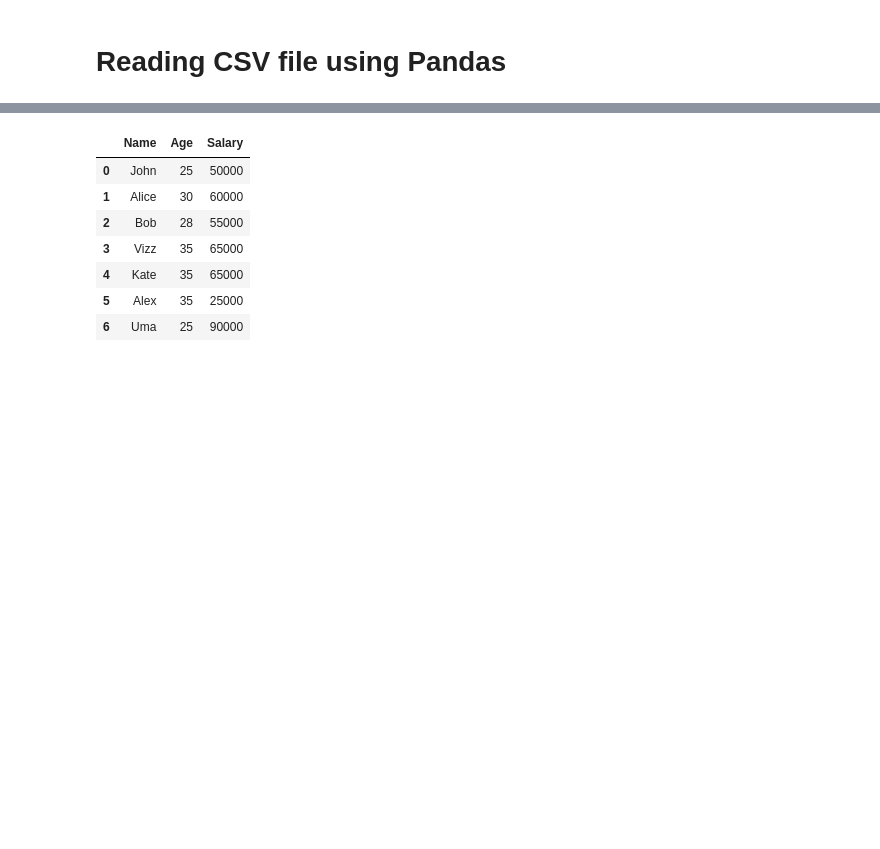
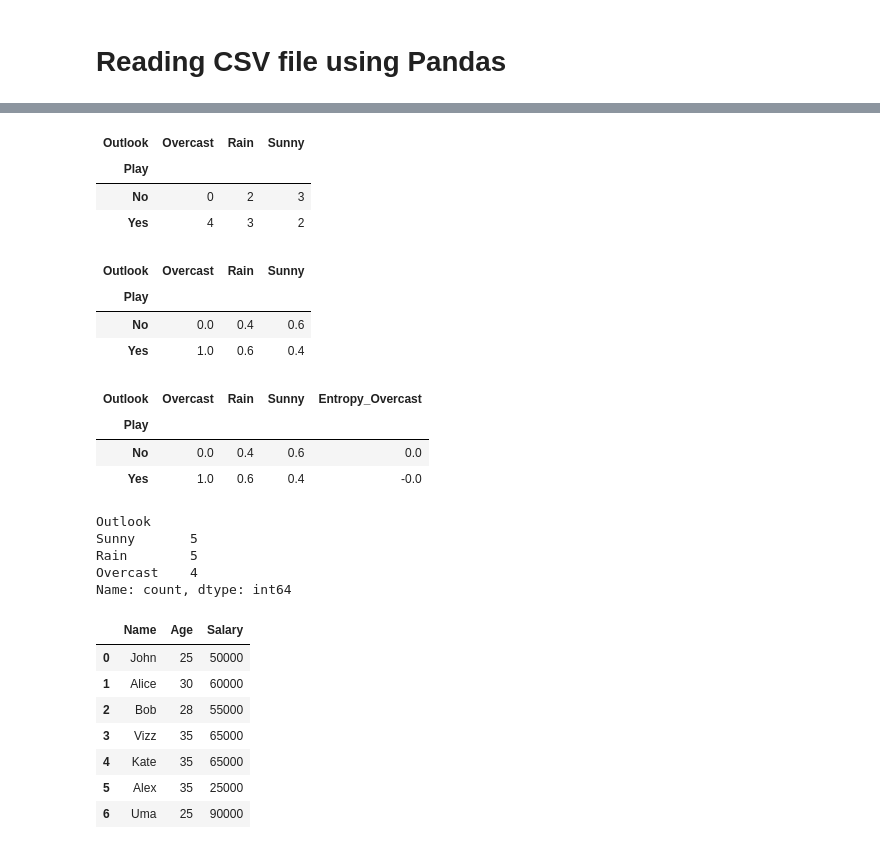
Before and after one commit to nipunbatra/ml-teaching, a Jupyter notebook: notebooks/numpy-pandas-basics.ipynb, the cells around one changed output, grey strips where cells are left out. Saved outputs shown, nothing was run; the diff lists cells and outputs as text; code cells hidden in the pictures; blank space fills up the shorter version.

```diff
--- a/notebooks/numpy-pandas-basics.ipynb
+++ b/notebooks/numpy-pandas-basics.ipynb
@@ -107,3 +295,35 @@ numpy_product = np.multiply(numpy_array_a, numpy_array_b)
+# %%
+pd.crosstab(index=df['Outlook'], columns=df['Play']).T
+# %% [output]
+| Outlook | Overcast | Rain | Sunny |
+| Play |  |  |  |
+| No | 0 | 2 | 3 |
+| Yes | 4 | 3 | 2 |
+# %%
+df_attr = pd.crosstab(index=df['Play'], columns=df['Outlook'], normalize='columns')
+df_attr
+# %% [output]
+| Outlook | Overcast | Rain | Sunny |
+| Play |  |  |  |
+| No | 0.0 | 0.4 | 0.6 |
+| Yes | 1.0 | 0.6 | 0.4 |
+# %%
+df_attr["Entropy_Overcast"] = df_attr['Overcast'].apply(lambda x: -x * np.log2(x+1e-16))
+df_attr
+# %% [output]
+| Outlook | Overcast | Rain | Sunny | Entropy_Overcast |
+| Play |  |  |  |  |
+| No | 0.0 | 0.4 | 0.6 | 0.0 |
+| Yes | 1.0 | 0.6 | 0.4 | -0.0 |
+# %%
+df_attr_dist = distribution(df, 'Outlook')
+df_attr_dist
+# %% [output]
+Outlook
+Sunny       5
+Rain        5
+Overcast    4
+Name: count, dtype: int64
 # %%
 # Creating a sample CSV file
 csv_data = """
```
Also changed, not shown: parts of 29 cells of this notebook.
